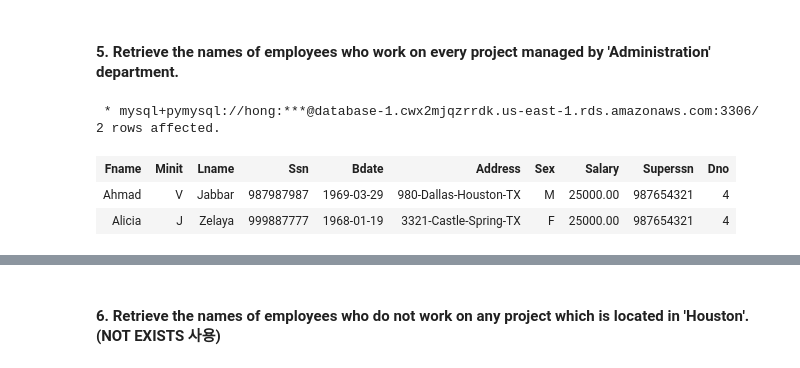
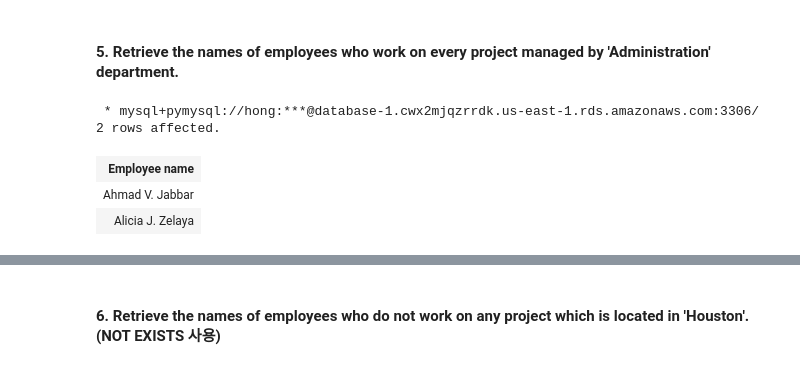
Before and after one commit to icehongsi/2020_Fall, a Jupyter notebook: Database/홍영주 - ch6-homework-2020-student.ipynb, the cells around one changed output, grey strips where cells are left out. Cells and saved outputs as stored; diff of their text form; code cells hidden in the pictures.

```diff
--- a/Database/홍영주 - ch6-homework-2020-student.ipynb
+++ b/Database/홍영주 - ch6-homework-2020-student.ipynb
@@ -153,18 +344,18 @@ GROUP BY P.Pname
 # %%
 %%sql
 -- YOUR CODE HERE
 
-SELECT *
+SELECT CONCAT(FNAME, " ", MINIT, ". ", LNAME) "Employee name"
 FROM EMPLOYEE
 WHERE NOT EXISTS (
     SELECT PNUMBER
     FROM PROJECT, DEPARTMENT
     WHERE PROJECT.Dnum = DEPARTMENT.Dnumber and Dname = "Administration" AND NOT EXISTS ( SELECT *
     FROM WORKS_ON
     WHERE PNUMBER=PNO AND ESSN=SSN ) );
 # %% [output]
  * mysql+pymysql://hong:***@database-1.cwx2mjqzrrdk.us-east-1.rds.amazonaws.com:3306/
 2 rows affected.
-| Fname | Minit | Lname | Ssn | Bdate | Address | Sex | Salary | Superssn | Dno |
-| Ahmad | V | Jabbar | 987987987 | 1969-03-29 | 980-Dallas-Houston-TX | M | 25000.00 | 987654321 | 4 |
-| Alicia | J | Zelaya | 999887777 | 1968-01-19 | 3321-Castle-Spring-TX | F | 25000.00 | 987654321 | 4 |
+| Employee name |
+| Ahmad V. Jabbar |
+| Alicia J. Zelaya |
```
Also changed, not shown: parts of 24 cells of this notebook.
